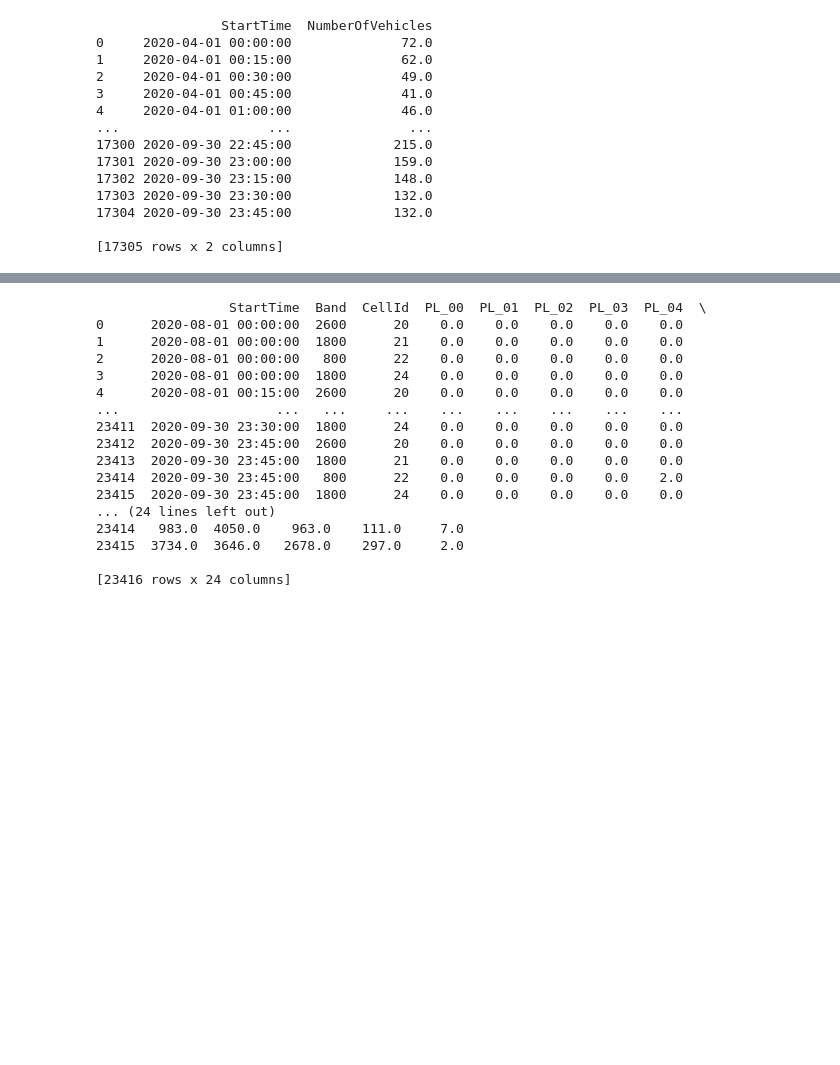
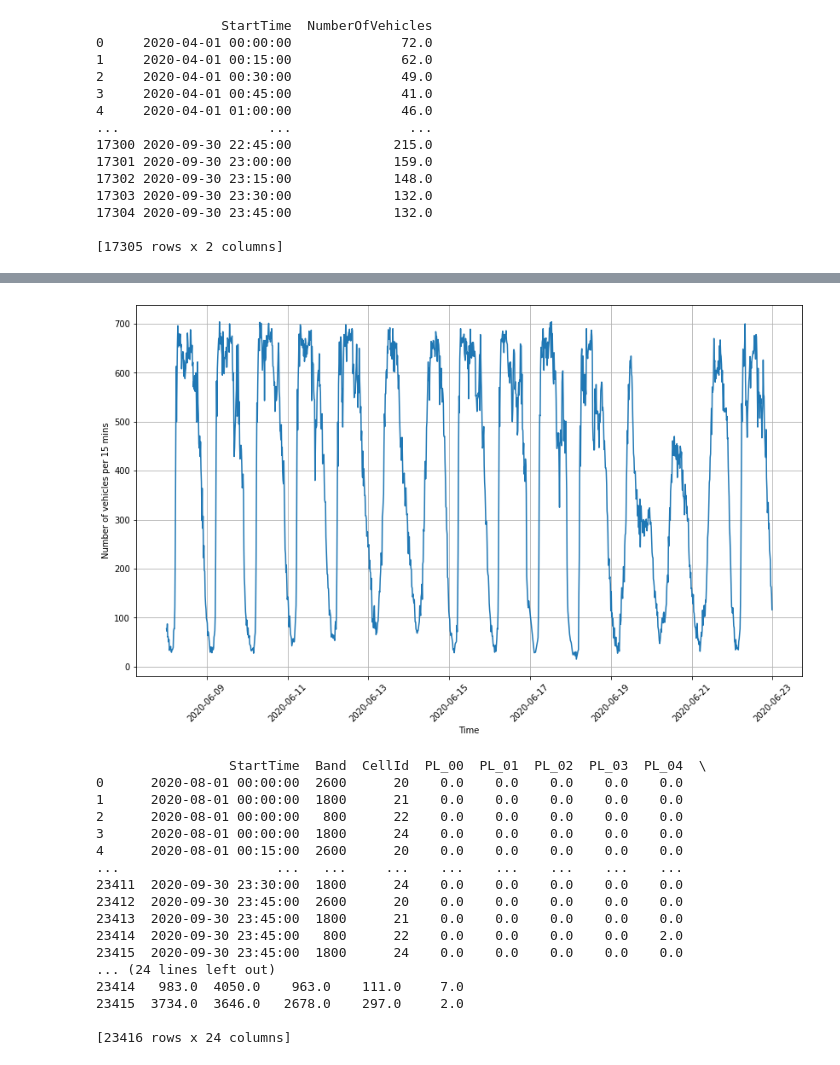
Before and after one commit to acatovic/kth-traffic-counter, a Jupyter notebook: code/TrafficCounter_armin.ipynb, the cells around one changed output, grey strips where cells are left out. Cells and saved outputs as stored; diff of their text form; code cells hidden in the pictures; blank space fills up the shorter version.

```diff
--- a/code/TrafficCounter_armin.ipynb
+++ b/code/TrafficCounter_armin.ipynb
@@ -55,3 +69,13 @@ print(d)
+# %%
+plt.figure(figsize=(14, 8))
+plt.plot(d.loc['2020-06-08':'2020-06-22'])
+plt.grid()
+plt.xticks(rotation=45)
+plt.xlabel('Time')
+plt.ylabel('Number of vehicles per 15 mins')
+plt.show()
+# %% [output]
+[figure, added]
 # %%
 d2 = pd.read_csv('../data/features.csv')
 print(d2)
```
Also changed, not shown: parts of 1 cell of this notebook.
